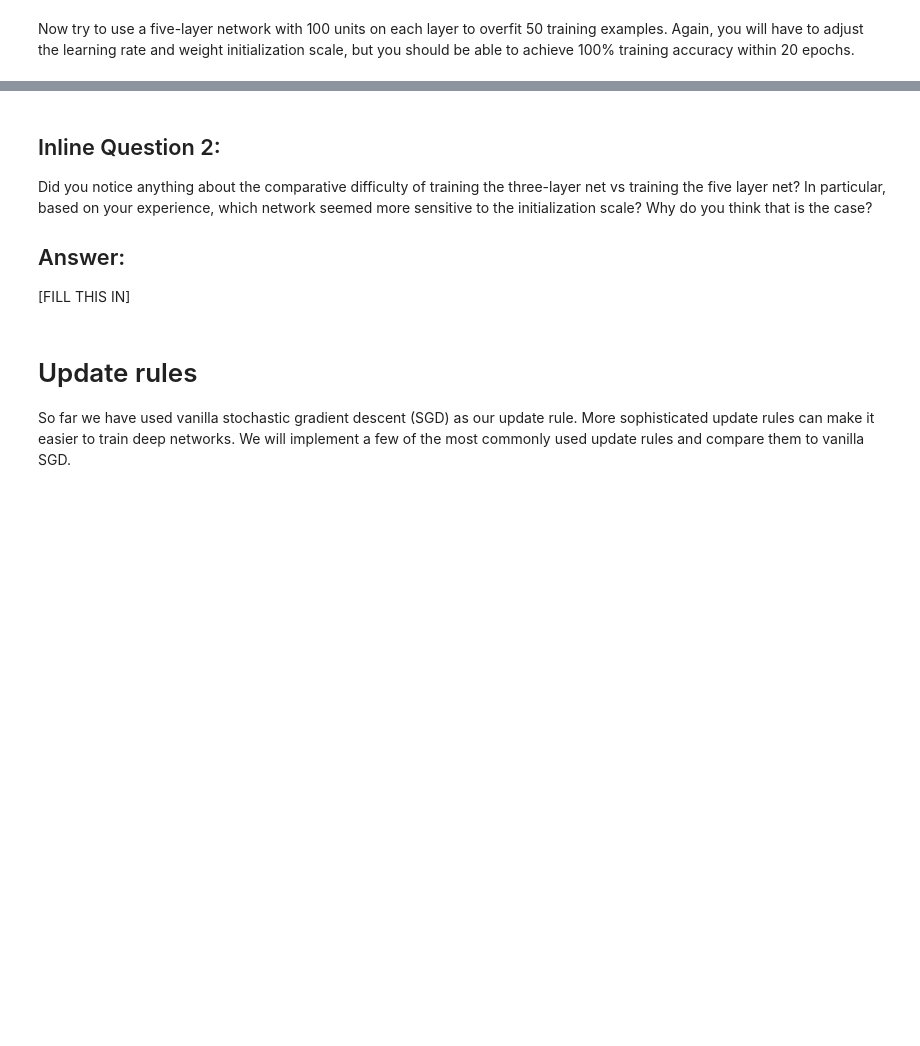
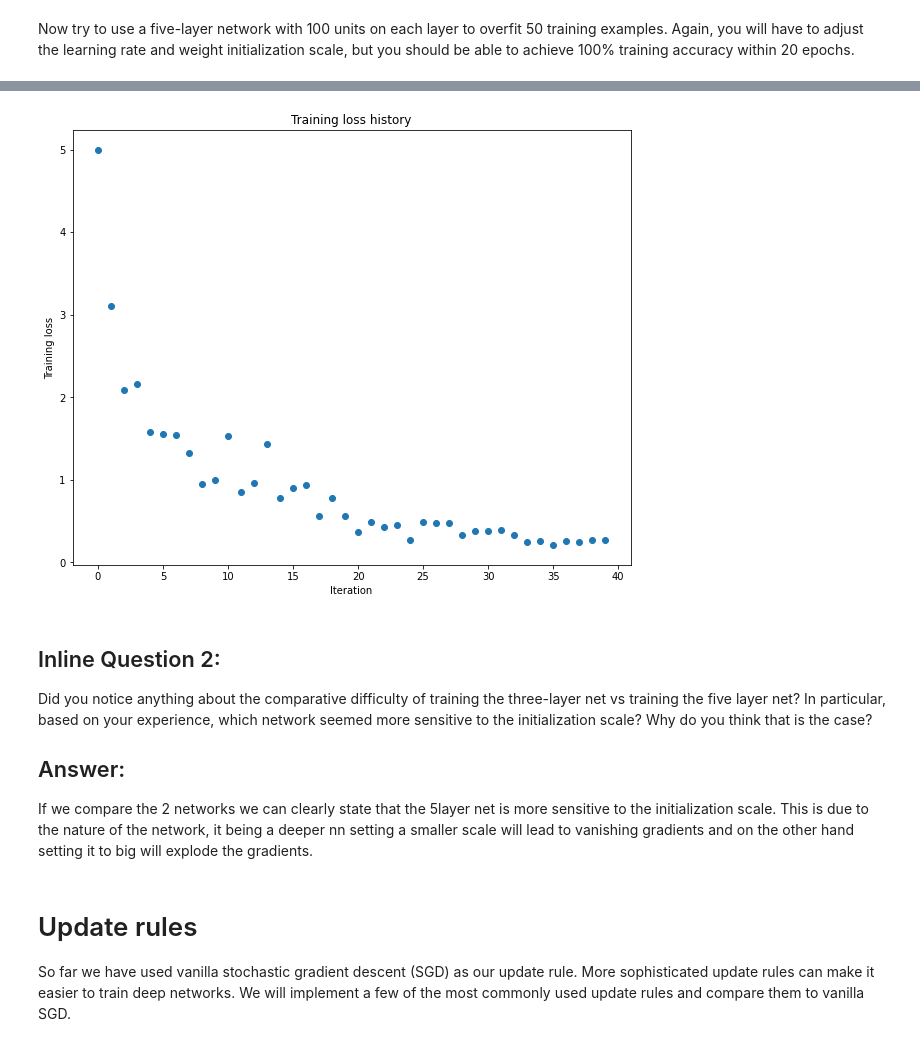
Before and after one commit to andreirosu97/CV, a Jupyter notebook: assignment2/FullyConnectedNets.ipynb, the cells around one changed output, grey strips where cells are left out. Cells and saved outputs as stored; diff of their text form; code cells hidden in the pictures; blank space fills up the shorter version.

```diff
--- a/assignment2/FullyConnectedNets.ipynb
+++ b/assignment2/FullyConnectedNets.ipynb
@@ -388,7 +520,7 @@ small_data = {
 }
 
 learning_rate = 2e-3  # Experiment with this!
-weight_scale = 1e-5   # Experiment with this!
+weight_scale = 5e-2   # Experiment with this!
 model = FullyConnectedNet([100, 100, 100, 100],
                 weight_scale=weight_scale, dtype=np.float64)
 solver = Solver(model, small_data,
@@ -405,3 +537,4 @@ plt.title('Training loss history')
 plt.xlabel('Iteration')
 plt.ylabel('Training loss')
 plt.show()
+# %% [output]
@@ -408,9 +558,10 @@ plt.show()
+[figure, added]
 # %% [markdown]
 ## Inline Question 2:
 Did you notice anything about the comparative difficulty of training the three-layer net vs training the five layer net? In particular, based on your experience, which network seemed more sensitive to the initialization scale? Why do you think that is the case?
 
 ## Answer:
-[FILL THIS IN]
+If we compare the 2 networks we can clearly state that the 5layer net is more sensitive to the initialization scale. This is due to the nature of the network, it being a deeper nn setting a smaller scale will lead to vanishing gradients and on the other hand setting it to big will explode the gradients.
 # %% [markdown]
 # Update rules
 So far we have used vanilla stochastic gradient descent (SGD) as our update rule. More sophisticated update rules can make it easier to train deep networks. We will implement a few of the most commonly used update rules and compare them to vanilla SGD.
```
Also changed, not shown: parts of 23 cells of this notebook, 13 other files.
